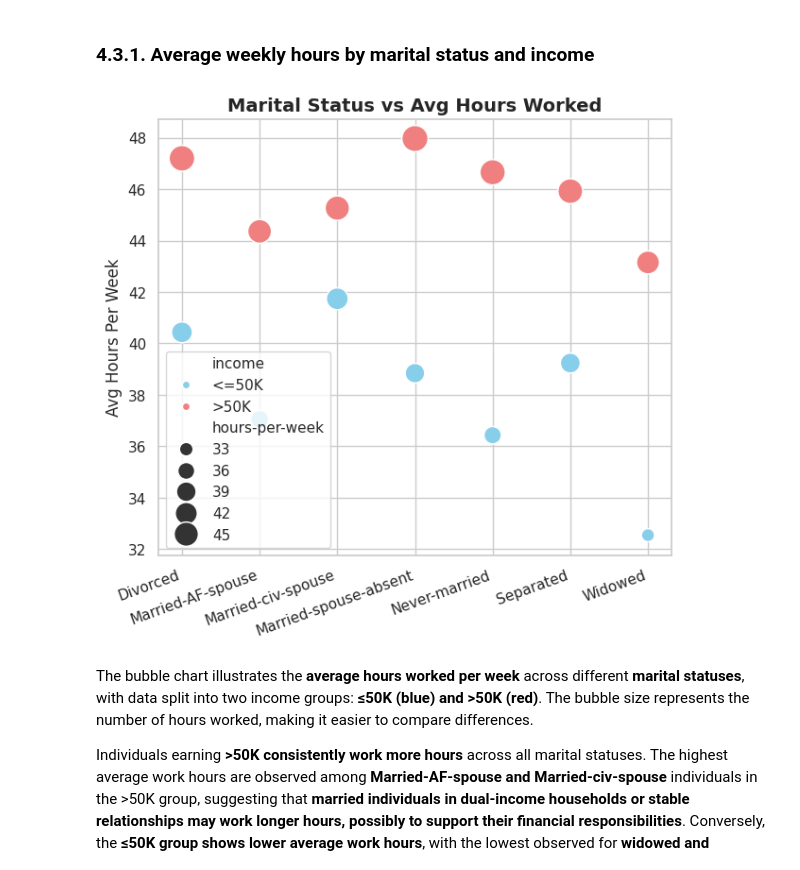
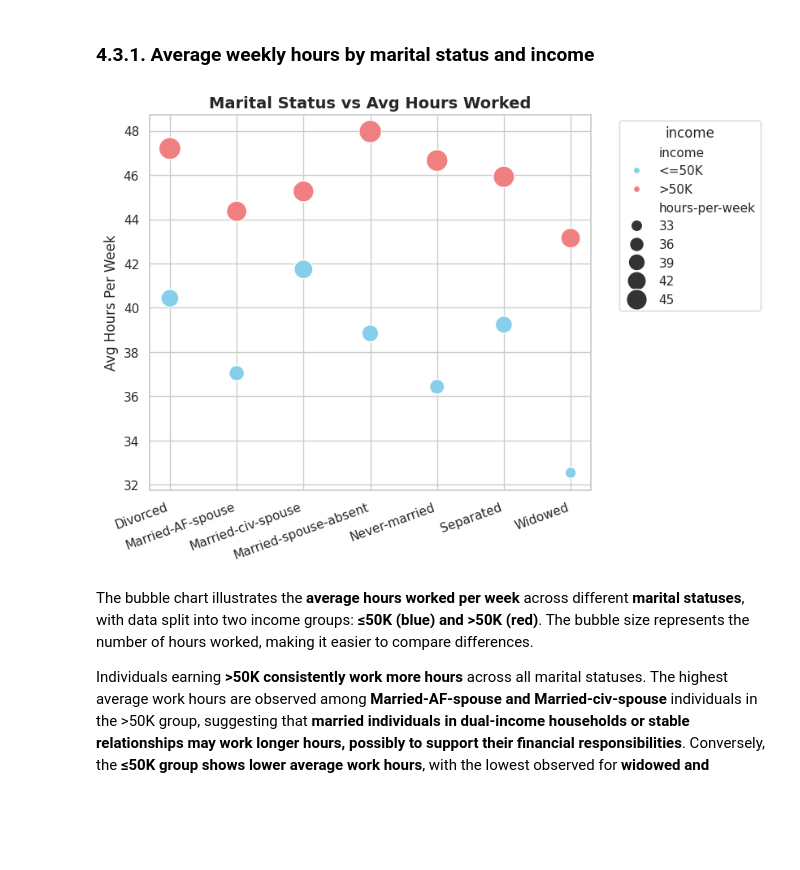
Before and after one commit to Hazim-HF/Project2DataScience, a Jupyter notebook: P152419_Project2_STQD6014.ipynb, the cells around one changed output. Cells and saved outputs as stored; diff of their text form; code cells hidden in the pictures; blank space fills up the shorter version.

```diff
--- a/P152419_Project2_STQD6014.ipynb
+++ b/P152419_Project2_STQD6014.ipynb
@@ -569,31 +569,34 @@ Overall, this visualization highlights the relationship between work hours and i
 # %%
 # Group by marital status and income, then calculate mean hours worked
 avg_hours = df.groupby(["marital-status", "income"])["hours-per-week"].mean().reset_index()
 
 # Set up the plot
 plt.figure(figsize=(7, 6))
 sns.set_theme(style="whitegrid")
 
 # Scatter plot
 ax = sns.scatterplot(
     x="marital-status",
     y="hours-per-week",
     hue="income",
     size="hours-per-week",
     sizes=(100, 400),
     palette={"<=50K": "skyblue", ">50K": "lightcoral"},
     data=avg_hours
 )
 
 # Customize
 plt.xticks(rotation=20, ha="right")
 plt.xlabel("")
 plt.ylabel("Avg Hours Per Week", fontsize=12)
 plt.title("Marital Status vs Avg Hours Worked", fontsize=14, fontweight="bold")
 
+# Move legend to the outside of the plot
+plt.legend(title="income", bbox_to_anchor=(1.05, 1), loc='upper left')
+
 plt.show()
 # %% [output]
-[figure, old version]
+[figure, new version]
 # %% [markdown]
 The bubble chart illustrates the **average hours worked per week** across different **marital statuses**, with data split into two income groups: **≤50K (blue) and >50K (red)**. The bubble size represents the number of hours worked, making it easier to compare differences.
 
```
